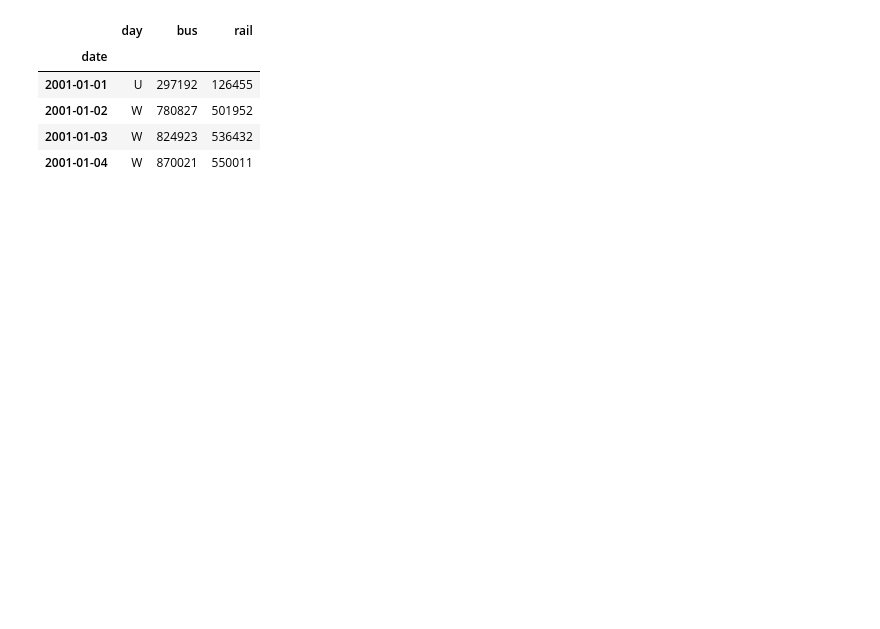
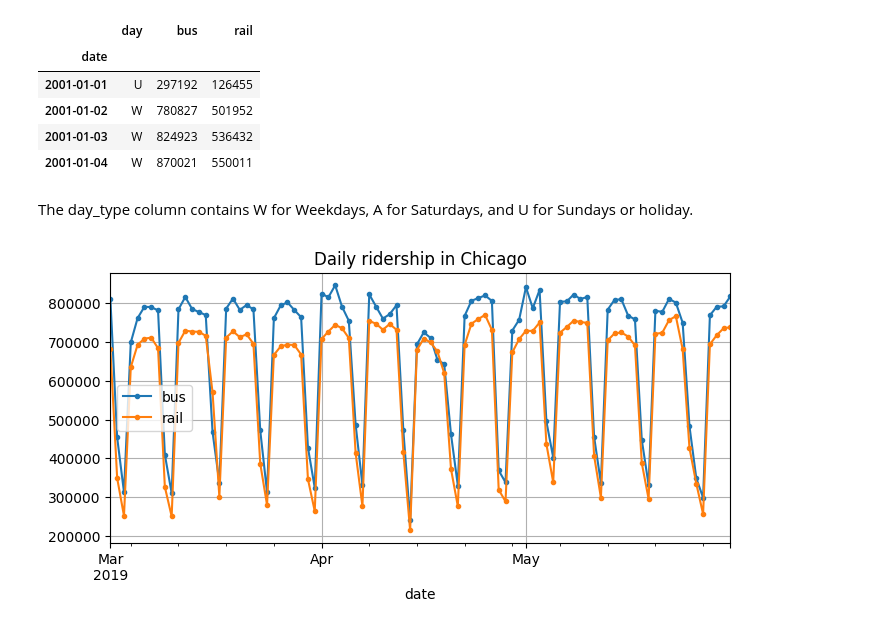
Before and after one commit to sayedgamal99/Data-Science, a Jupyter notebook: Educational/Hands-On-Machine-Learning/CH15 Processing Sequences Using RNNs and CNNs/notebook.ipynb, the cells around one changed output. Drawn from its saved outputs; the diff is of its cells as text; code cells hidden in the pictures; blank space fills up the shorter version.

```diff
--- a/Educational/Hands-On-Machine-Learning/CH15 Processing Sequences Using RNNs and CNNs/notebook.ipynb
+++ b/Educational/Hands-On-Machine-Learning/CH15 Processing Sequences Using RNNs and CNNs/notebook.ipynb
@@ -36,3 +34,6 @@ df.head(4)
 | 2001-01-02 | W | 780827 | 501952 |
 | 2001-01-03 | W | 824923 | 536432 |
 | 2001-01-04 | W | 870021 | 550011 |
+# %% [markdown]
+ The day_type column contains W for Weekdays, A for Saturdays, and U for
+ Sundays or holiday.
@@ -38,0 +42,6 @@ df.head(4)
+# %%
+df['2019-03':'2019-05'].plot(grid=True, marker='.', figsize=(8, 3.5))
+plt.title('Daily ridership in Chicago')
+plt.show()
+# %% [output]
+[figure, added]
```
Also changed, not shown: parts of 7 cells of this notebook, 2 other files.
